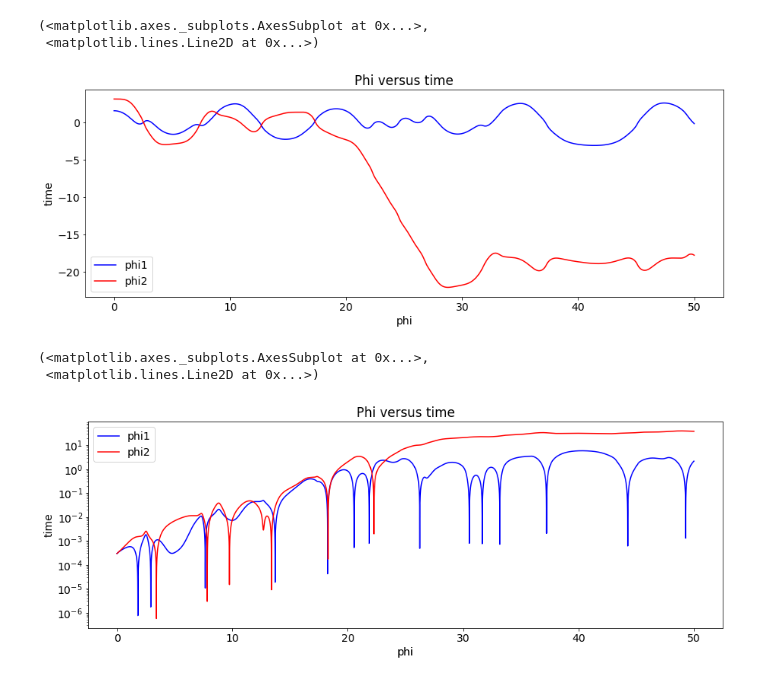
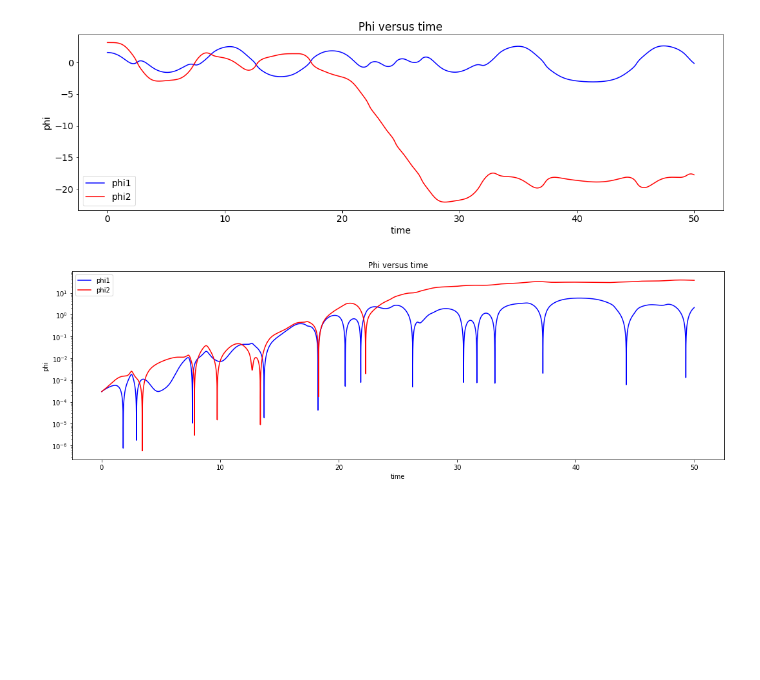
Before and after one commit to stamos12/5300_final, a Jupyter notebook: Double (And More) Pendulum.ipynb, the cells around one changed output. Cells and saved outputs as stored; diff of their text form; code cells hidden in the pictures; blank space fills up the shorter version.

```diff
--- a/Double (And More) Pendulum.ipynb
+++ b/Double (And More) Pendulum.ipynb
@@ -166,36 +206,38 @@ L2 = 1.
 # Instantiate a pendulum
 p1 = LagrangianPendulum(L=L, g=g, mass=mass, mass2 = mass2, L2 = L2)
 # %%
-# both plots: same initial conditions
+# both plots: initial conditions
 phi_0 = (0.5)*np.pi
 phi_dot_0 = 0.
 phi2_0 = (1.)*np.pi
 phi_dot2_0 = 0.
 phi, phi_dot, phi2, phi2_dot = p1.solve_ode(t_pts, phi_0, phi_dot_0, phi2_0, phi_dot2_0)
 
 
 # start the plot!
 fig = plt.figure(figsize=(15,5))
 
-# first plot: phi plot
+# first plot: phi1 plot
 ax_a = fig.add_subplot(1,1,1)
 
 start, stop = start_stop_indices(t_pts, t_start, t_end)
 plot_y_vs_x(t_pts[start:stop], phi[start:stop],
-            axis_labels=('phi', 'time'),
+            axis_labels=('time', 'phi'),
             color='blue',
             label= 'phi1',
             title=r'Phi versus time',
             ax=ax_a)
+
+#second plot for phi2
 plot_y_vs_x(t_pts[start:stop], phi2[start:stop],
             axis_labels=None,
             color='red',
             label='phi2',
             ax=ax_a)
+
+fig.tight_layout()
 # %% [output]
-(<matplotlib.axes._subplots.AxesSubplot at 0x...>,
- <matplotlib.lines.Line2D at 0x...>)
-[figure, old version]
+[figure, new version]
 # %%
 #chaotic for initial condition testing
 
@@ -215,7 +257,7 @@ phi_diff2 = np.absolute(phi2C-phi2)
 
 start, stop = start_stop_indices(t_pts, t_start, t_end)
 plot_y_vs_x(t_pts[start:stop], phi_diff1[start:stop],
-            axis_labels=('phi', 'time'),
+            axis_labels=('time', 'phi'),
             color='blue',
             label= 'phi1',
             title=r'Phi versus time',
@@ -225,7 +267,12 @@ plot_y_vs_x(t_pts[start:stop], phi_diff2[start:stop],
             color='red',
             label='phi2',
             ax=ax_b, semilogy = True)
+fig2.tight_layout()
+
+""""
+Comments on plot
+Using a semilog scale, we see that the difference for the two pendulums increases exponentially with time
+which is a characteristics of chaotic motion
+""""
 # %% [output]
-(<matplotlib.axes._subplots.AxesSubplot at 0x...>,
- <matplotlib.lines.Line2D at 0x...>)
-[figure, old version]
+[figure, new version]
```
Also changed, not shown: parts of 3 cells of this notebook.
